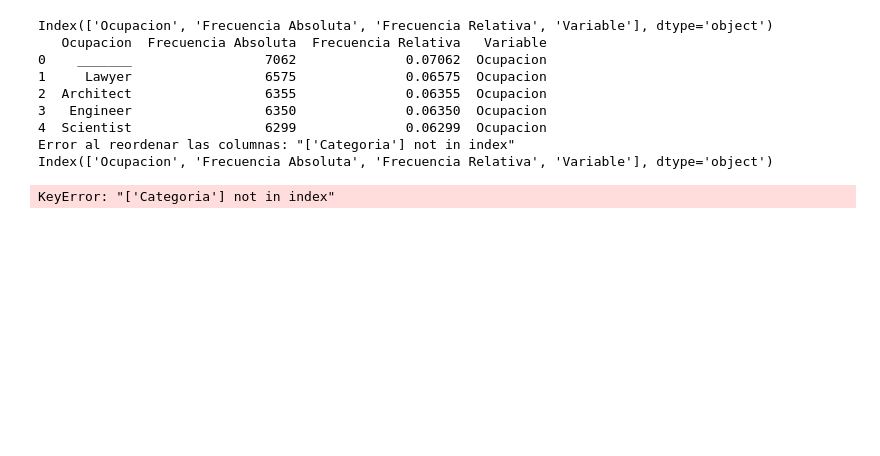
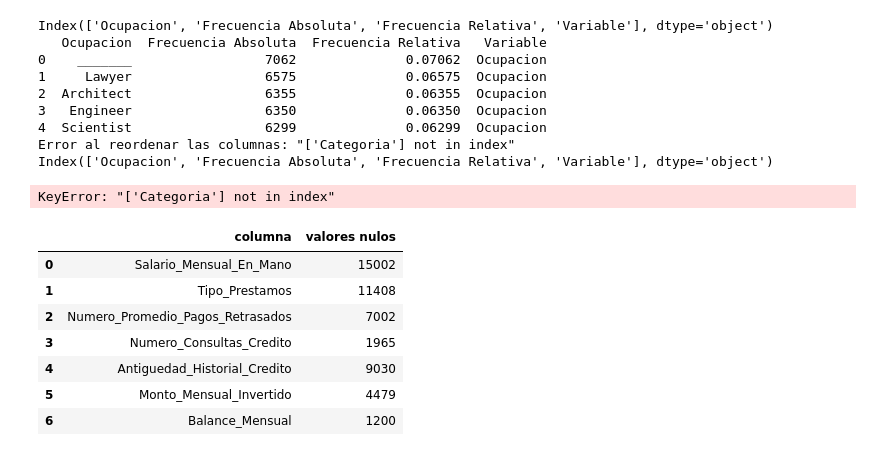
Before and after one commit to felipetryt12/Proyecto-Clasificacion-de-Score-Crediticio, a Jupyter notebook: PROYECTO/src/explore.ipynb, the cells around one changed output. Cells and saved outputs as stored; diff of their text form; code cells hidden in the pictures; blank space fills up the shorter version.

```diff
--- a/PROYECTO/src/explore.ipynb
+++ b/PROYECTO/src/explore.ipynb
@@ -483,3 +527,22 @@ Index(['Ocupacion', 'Frecuencia Absoluta', 'Frecuencia Relativa', 'Variable'], d
 Error al reordenar las columnas: "['Categoria'] not in index"
 Index(['Ocupacion', 'Frecuencia Absoluta', 'Frecuencia Relativa', 'Variable'], dtype='object')
 KeyError: "['Categoria'] not in index"
+# %%
+def ver_nulos(df):
+    nulos = df.isnull().sum()
+    caracteristicas_con_nulos = nulos[nulos>0]
+    return pd.DataFrame({
+        'columna': caracteristicas_con_nulos.index,
+        'valores nulos': caracteristicas_con_nulos.values
+    })
+# %%
+ver_nulos(data_2)
+# %% [output]
+|  | columna | valores nulos |
+| 0 | Salario_Mensual_En_Mano | 15002 |
+| 1 | Tipo_Prestamos | 11408 |
+| 2 | Numero_Promedio_Pagos_Retrasados | 7002 |
+| 3 | Numero_Consultas_Credito | 1965 |
+| 4 | Antiguedad_Historial_Credito | 9030 |
+| 5 | Monto_Mensual_Invertido | 4479 |
+| 6 | Balance_Mensual | 1200 |
```
Also changed, not shown: parts of 4 cells of this notebook.
